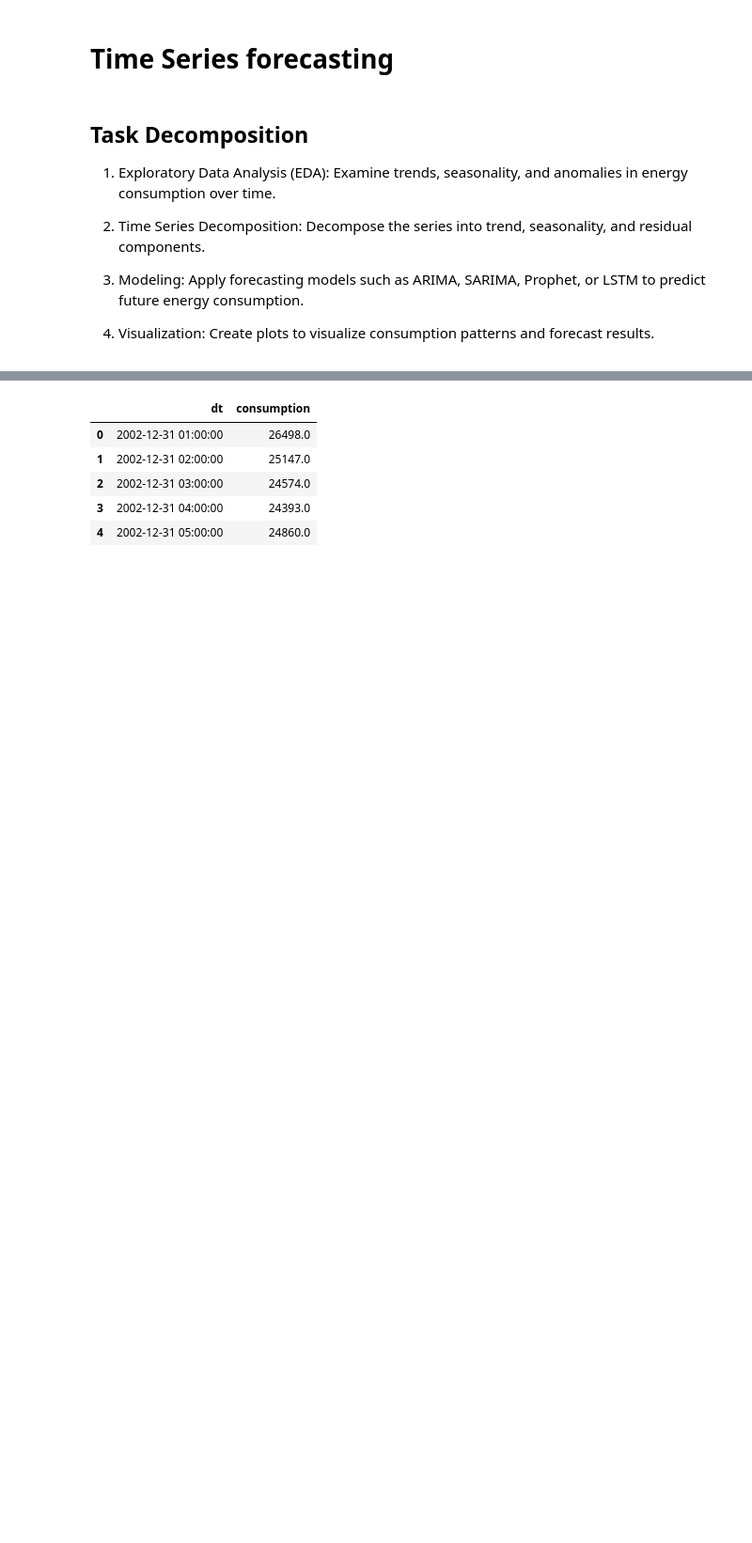
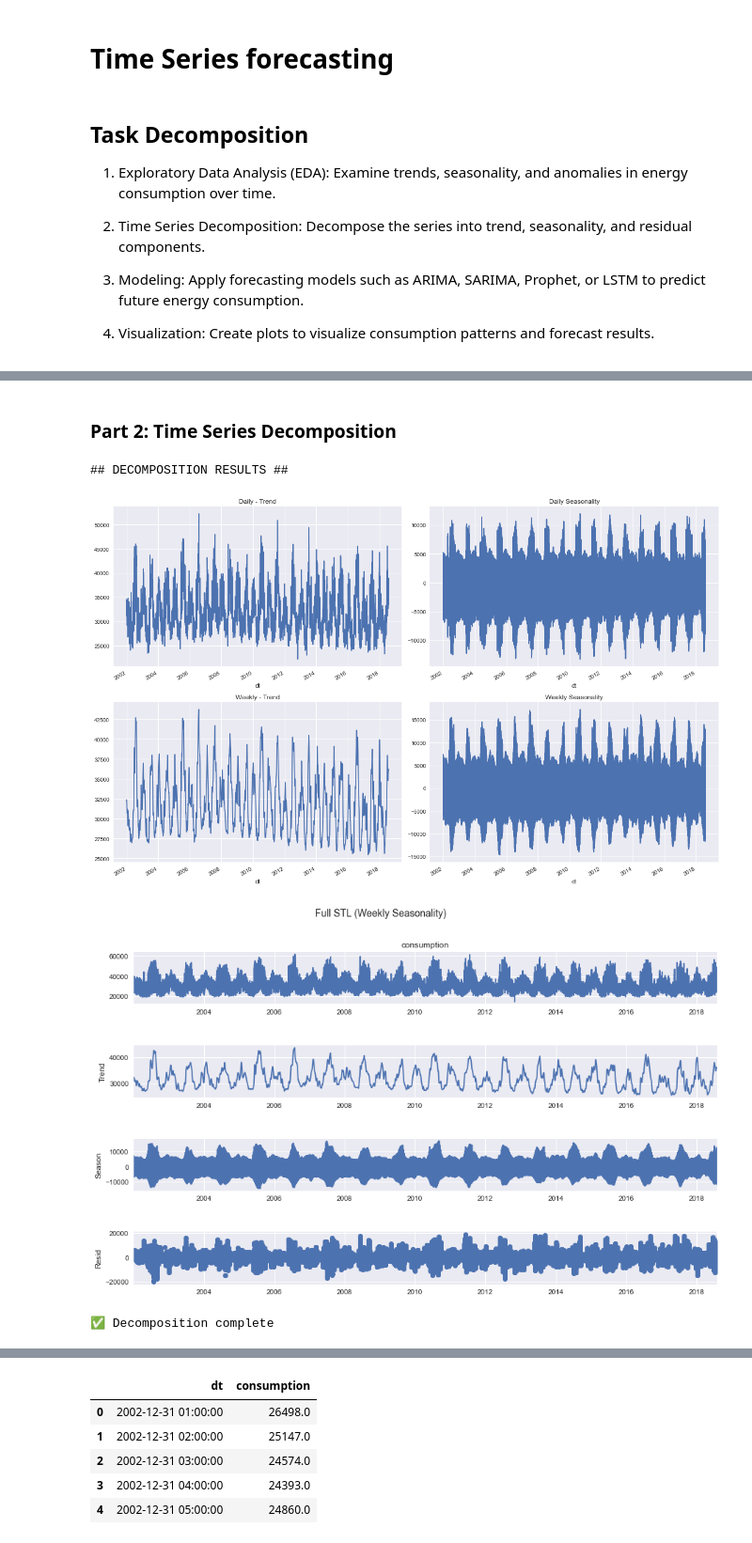
Before and after one commit to maxegorovpt/da_portfolio, a Jupyter notebook: 01_business_cases/time_series_analysis_in_progress/Time Series Prediction.ipynb, the cells around one changed output, grey strips where cells are left out. Shown at 94% size. Saved outputs shown, nothing was run; the diff lists cells and outputs as text; code cells hidden in the pictures; blank space fills up the shorter version.

```diff
--- a/01_business_cases/time_series_analysis_in_progress/Time Series Prediction.ipynb
+++ b/01_business_cases/time_series_analysis_in_progress/Time Series Prediction.ipynb
@@ -14,0 +106,36 @@
+# %% [markdown]
+### Part 2: Time Series Decomposition
+# %%
+## PART 2: STL DECOMPOSITION (runs after Part 1)
+
+from statsmodels.tsa.seasonal import STL
+
+print("## DECOMPOSITION RESULTS ##")
+
+# Multiple seasonalities
+fig, axes = plt.subplots(2, 2, figsize=(16, 10))
+
+stl_daily = STL(df['consumption'], period=24, robust=True).fit()
+stl_daily.trend.plot(ax=axes[0,0], title='Daily - Trend')
+stl_daily.seasonal.plot(ax=axes[0,1], title='Daily Seasonality')
+
+stl_weekly = STL(df['consumption'], period=168, robust=True).fit()  # 24*7
+stl_weekly.trend.plot(ax=axes[1,0], title='Weekly - Trend')
+stl_weekly.seasonal.plot(ax=axes[1,1], title='Weekly Seasonality')
+
+plt.tight_layout()
+plt.show()
+
+# Full decomposition
+res = STL(df['consumption'], period=168, robust=True).fit()
+fig = res.plot()
+fig.set_size_inches(14, 8)
+fig.suptitle('Full STL (Weekly Seasonality)', y=1.02, fontsize=14)
+plt.show()
+
+print("✅ Decomposition complete")
+# %% [output]
+## DECOMPOSITION RESULTS ##
+[figure, added]
+[figure, added]
+✅ Decomposition complete
```
Also changed, not shown: parts of 18 cells of this notebook, 1 other file.
